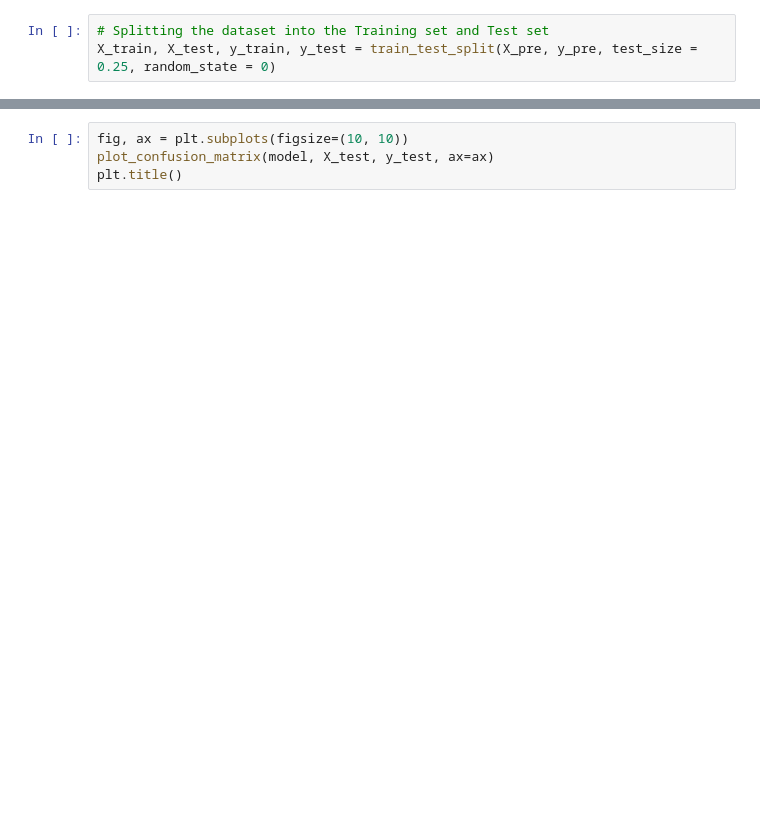
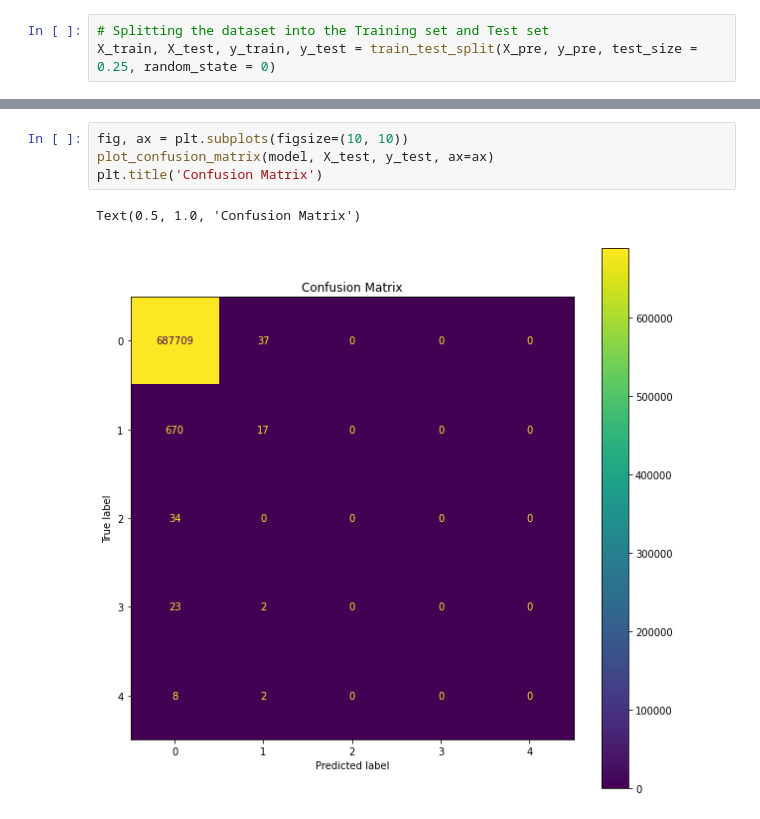
Before and after one commit to jacobdwatters/NIOSH-Project, a Jupyter notebook: Violation_edited.ipynb, the cells around one changed output, grey strips where cells are left out. Cells and saved outputs as stored; diff of their text form; blank space fills up the shorter version.

```diff
--- a/Violation_edited.ipynb
+++ b/Violation_edited.ipynb
@@ -147,4 +193,7 @@ plot_confusion_matrix(model, X_test, y_test, ax=ax, normalize='true')
 # %%
 fig, ax = plt.subplots(figsize=(10, 10))
 plot_confusion_matrix(model, X_test, y_test, ax=ax)
-plt.title()
+plt.title('Confusion Matrix')
+# %% [output]
+Text(0.5, 1.0, 'Confusion Matrix')
+[figure, added]
```
Also changed, not shown: parts of 9 cells of this notebook.
